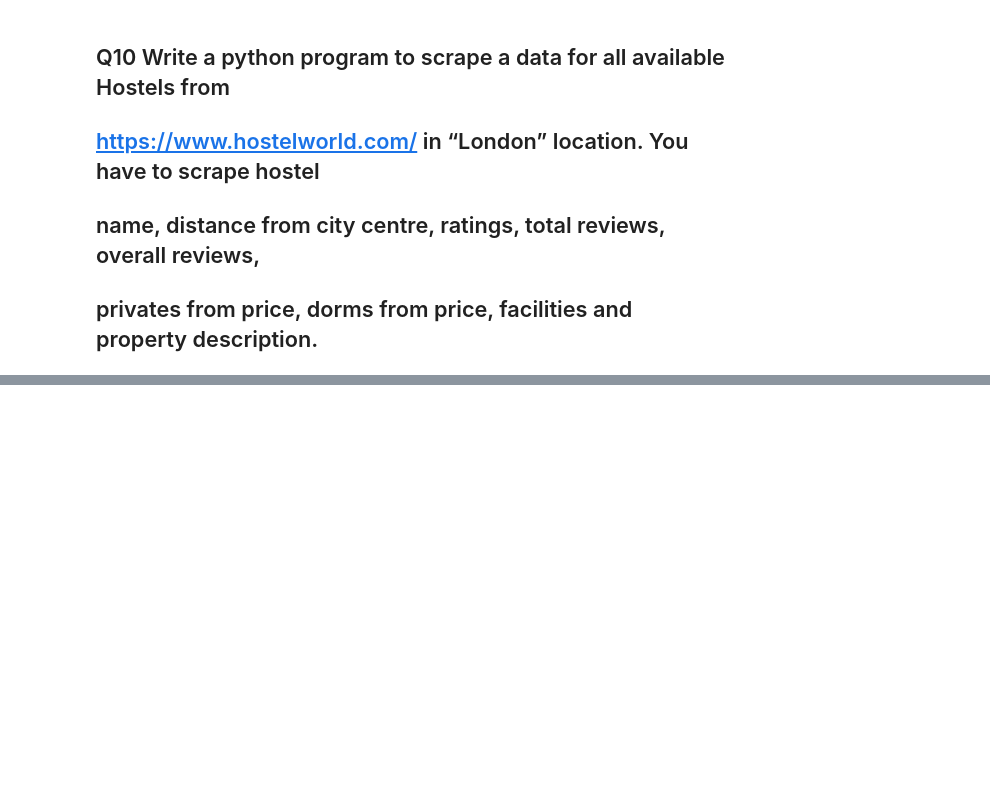
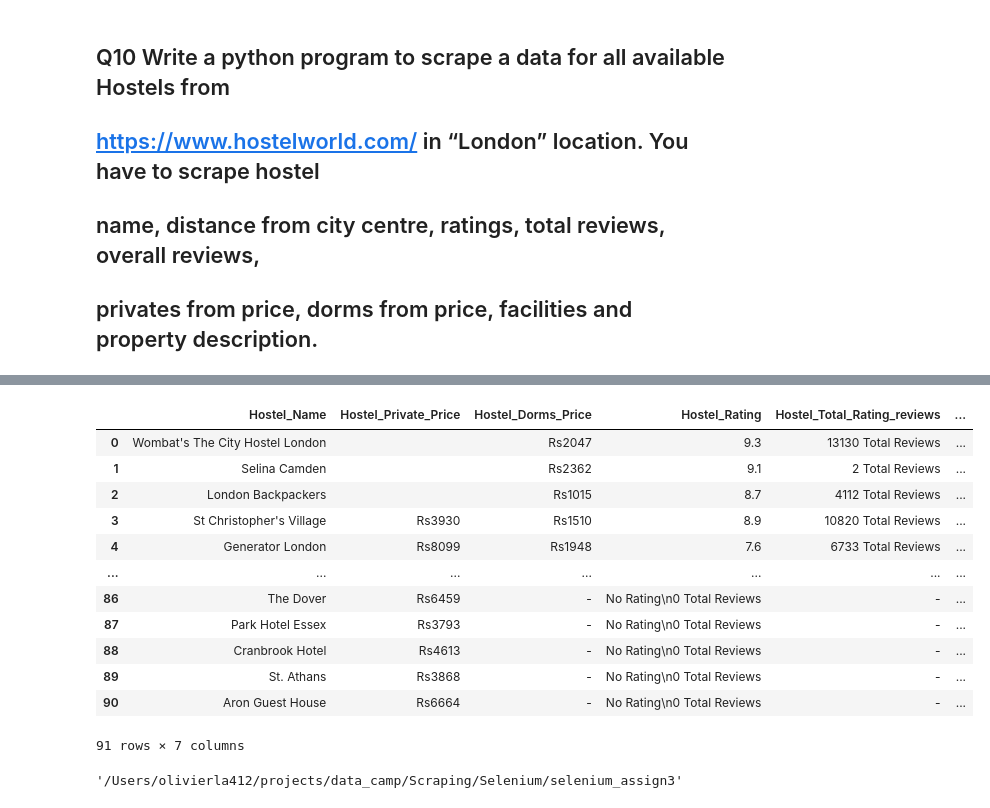
Before and after one commit to olivierla412/data_Camp, a Jupyter notebook: Scraping/Selenium/selenium_assign3/selenium_assignment3.ipynb, the cells around one changed output, grey strips where cells are left out. Drawn from its saved outputs; the diff is of its cells as text; code cells hidden in the pictures; blank space fills up the shorter version.

```diff
--- a/Scraping/Selenium/selenium_assign3/selenium_assignment3.ipynb
+++ b/Scraping/Selenium/selenium_assign3/selenium_assignment3.ipynb
@@ -1242,0 +1626,3 @@ df=pd.DataFrame({'Brand': shoe_names[:100],'Short-description': short_desc[:100]
+# %%
+Final_Dorms_price = []
+Final_Dorms_price = dorms_f_price + DORMS_PRICE
@@ -1242,0 +1661,4 @@ df=pd.DataFrame({'Brand': shoe_names[:100],'Short-description': short_desc[:100]
+# %%
+for i in range(0,len(PRICES),2):
+    private_f_price1.append(PRICES[i])
+    dorms_f_price1.append(PRICES[i+1])
@@ -1242,0 +1701,11 @@ df=pd.DataFrame({'Brand': shoe_names[:100],'Short-description': short_desc[:100]
+# %%
+#hostel_name
+Hostel_name = []
+from tqdm import tqdm
+for i in tqdm(urls_list):
+    try:
+        driver.get(i)
+        hostel_n = driver.find_element_by_xpath('/html/body/div[1]/div/div/div[1]/section/div[4]/div/div[1]/h1/div')
+        Hostel_name.append(hostel_n.text)
+    except:
+        Hostel_name.append('-')
@@ -1242,0 +1754,29 @@ df=pd.DataFrame({'Brand': shoe_names[:100],'Short-description': short_desc[:100]
+# %%
+Hostel_data = pd.DataFrame({})
+Hostel_data['Hostel_Name'] = Hostel_name
+Hostel_data['Hostel_Private_Price'] = Final_private_price
+Hostel_data['Hostel_Dorms_Price'] = Final_Dorms_price
+Hostel_data['Hostel_Rating'] = Host_rate
+Hostel_data['Hostel_Total_Rating_reviews'] = Hostels_tt_reviews
+Hostel_data['Hostel_Location'] = Hostel_location
+Hostel_data['Hostel_Desciption'] = Property_desc
+# %%
+Hostel_data
+# %% [output]
+|  | Hostel_Name | Hostel_Private_Price | Hostel_Dorms_Price | Hostel_Rating | Hostel_Total_Rating_reviews | ... |
+| 0 | Wombat's The City Hostel London |  | Rs2047 | 9.3 | 13130 Total Reviews | ... |
+| 1 | Selina Camden |  | Rs2362 | 9.1 | 2 Total Reviews | ... |
+| 2 | London Backpackers |  | Rs1015 | 8.7 | 4112 Total Reviews | ... |
+| 3 | St Christopher's Village | Rs3930 | Rs1510 | 8.9 | 10820 Total Reviews | ... |
+| 4 | Generator London | Rs8099 | Rs1948 | 7.6 | 6733 Total Reviews | ... |
+| ... | ... | ... | ... | ... | ... | ... |
+| 86 | The Dover | Rs6459 | - | No Rating\n0 Total Reviews | - | ... |
+| 87 | Park Hotel Essex | Rs3793 | - | No Rating\n0 Total Reviews | - | ... |
+| 88 | Cranbrook Hotel | Rs4613 | - | No Rating\n0 Total Reviews | - | ... |
+| 89 | St. Athans | Rs3868 | - | No Rating\n0 Total Reviews | - | ... |
+| 90 | Aron Guest House | Rs6664 | - | No Rating\n0 Total Reviews | - | ... |
+91 rows × 7 columns
+# %%
+pwd
+# %% [output]
+'/Users/olivierla412/projects/data_camp/Scraping/Selenium/selenium_assign3'
```
Also changed, not shown: parts of 68 cells of this notebook, 5 other files.
